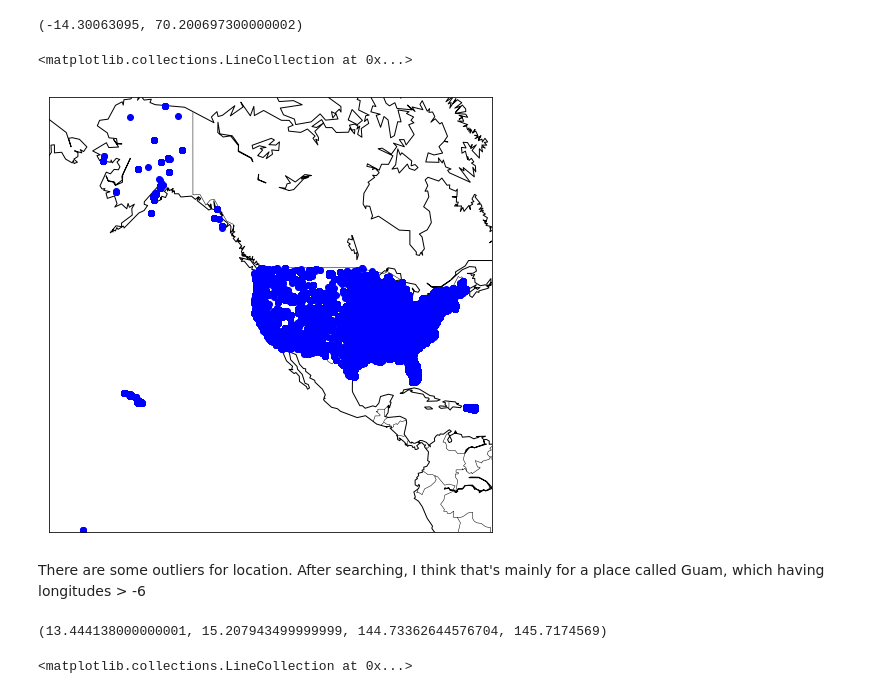
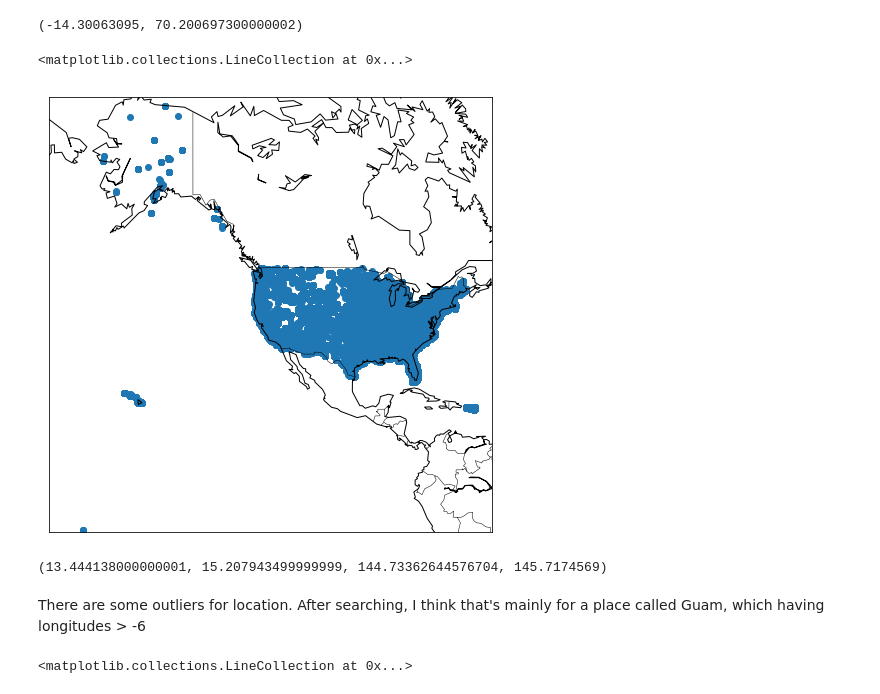
Before and after one commit to gpcarr/twitter_data_analysis, a Jupyter notebook: clusters.ipynb, the cells around one changed output. Cells and saved outputs as stored; diff of their text form; code cells hidden in the pictures.

Commit message:
scatter plot, labels on map

```diff
--- a/clusters.ipynb
+++ b/clusters.ipynb
@@ -348,24 +348,24 @@ lats = list(all_df.lat)
 # %%
 my_map = Basemap(projection='merc', resolution='c',
                 llcrnrlat=-15, urcrnrlat=71,
                 llcrnrlon=-180, urcrnrlon=-60)
 
 x, y = my_map(lons, lats)
-my_map.plot(x, y, 'bo')
+my_map.scatter(x, y)
 
 my_map.drawcoastlines()
 my_map.drawcountries()
 # %% [output]
 <matplotlib.collections.LineCollection at 0x...>
-[figure, old version]
+[figure, new version]
-# %% [markdown]
-There are some outliers for location. After searching, I think that's mainly for a place called Guam, which having longitudes > -6
 # %%
 guam = all_df[all_df.lon > -60]
 # %%
 guam.lat.min(), guam.lat.max(), guam.lon.min(), guam.lon.max()
 # %% [output]
 (13.444138000000001, 15.207943499999999, 144.73362644576704, 145.7174569)
+# %% [markdown]
+There are some outliers for location. After searching, I think that's mainly for a place called Guam, which having longitudes > -6
 # %%
 guam_lons, guam_lats = list(guam.lon), list(guam.lat)
 # %%
```
Also changed, not shown: parts of 2 cells of this notebook.
